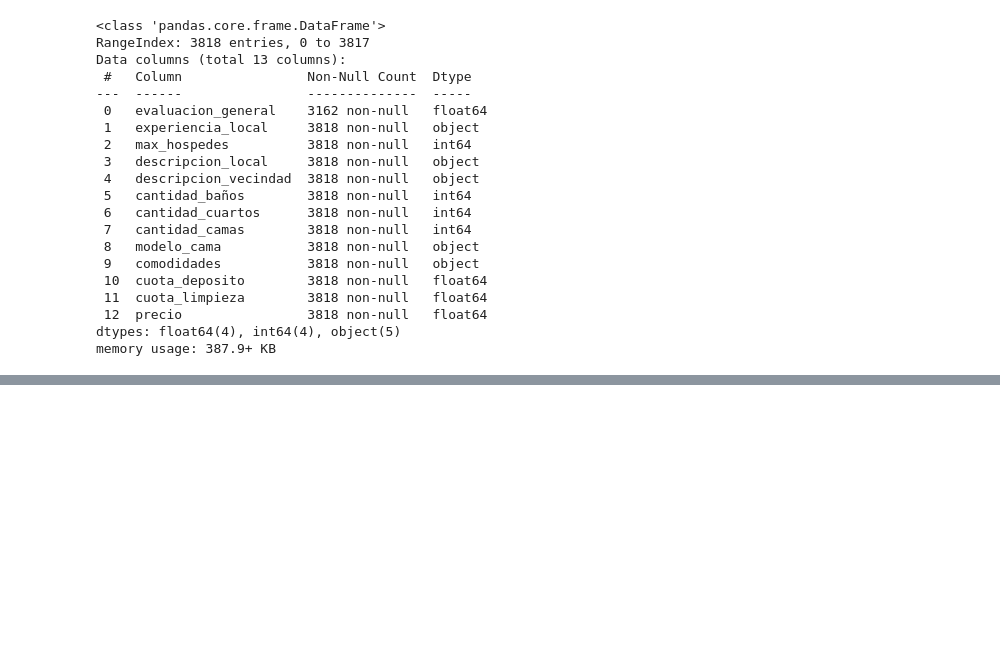
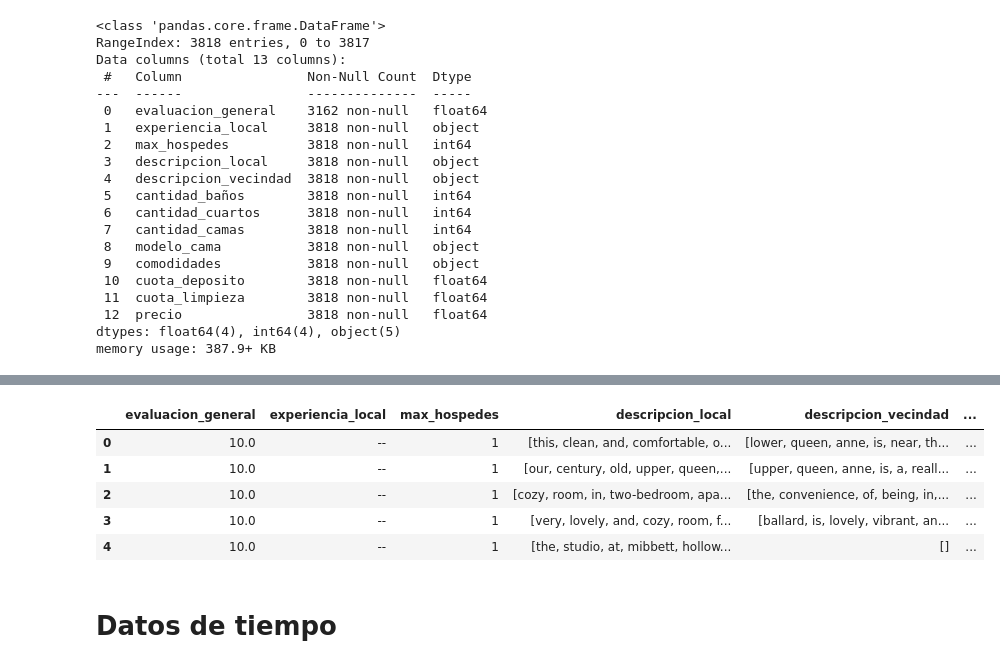
Before and after one commit to OFrancisco3/Data_Science, a Jupyter notebook: Transformacion_manipulacion.ipynb, the cells around one changed output, grey strips where cells are left out. Saved outputs shown, nothing was run; the diff lists cells and outputs as text; code cells hidden in the pictures; blank space fills up the shorter version.

```diff
--- a/Transformacion_manipulacion.ipynb
+++ b/Transformacion_manipulacion.ipynb
@@ -253,0 +309,19 @@ datos.head()
+# %%
+# Transformamos el texto en letras minúsculas
+datos['descripcion_vecindad'] = datos['descripcion_vecindad'].str.lower()
+# Substituímos los caracteres especiales
+datos['descripcion_vecindad'] = datos['descripcion_vecindad'].str.replace('[^a-zA-Z0-9\-\']', ' ', regex=True)
+datos['descripcion_vecindad'] = datos['descripcion_vecindad'].str.replace('(?<!\w)-(?!\w)', '', regex=True)
+# Transformamos el texto en lista, formando el token
+datos['descripcion_vecindad'] = datos['descripcion_vecindad'].str.split()
+# %%
+datos.head()
+# %% [output]
+|  | evaluacion_general | experiencia_local | max_hospedes | descripcion_local | descripcion_vecindad | ... |
+| 0 | 10.0 | -- | 1 | [this, clean, and, comfortable, o... | [lower, queen, anne, is, near, th... | ... |
+| 1 | 10.0 | -- | 1 | [our, century, old, upper, queen,... | [upper, queen, anne, is, a, reall... | ... |
+| 2 | 10.0 | -- | 1 | [cozy, room, in, two-bedroom, apa... | [the, convenience, of, being, in,... | ... |
+| 3 | 10.0 | -- | 1 | [very, lovely, and, cozy, room, f... | [ballard, is, lovely, vibrant, an... | ... |
+| 4 | 10.0 | -- | 1 | [the, studio, at, mibbett, hollow... | [] | ... |
+# %% [markdown]
+# Datos de tiempo
```
Also changed, not shown: parts of 20 cells of this notebook.
